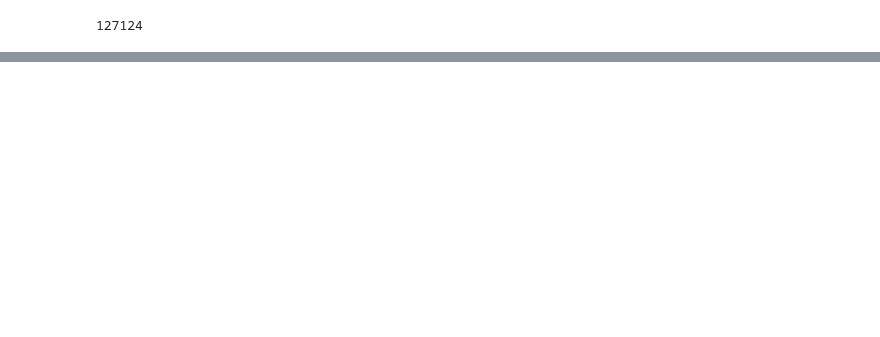
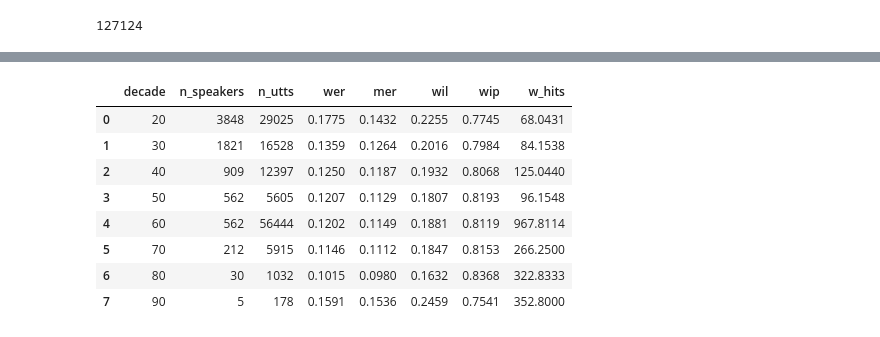
Before and after one commit to Vinithkuruppu/ASR-Elder, a Jupyter notebook: asr_eval.ipynb, the cells around one changed output, grey strips where cells are left out. Cells and saved outputs as stored; diff of their text form; code cells hidden in the pictures; blank space fills up the shorter version.

```diff
--- a/asr_eval.ipynb
+++ b/asr_eval.ipynb
@@ -132,0 +132,77 @@ well the girl is telling the boy to get the cookies down but dont tell your moth
+# %%
+# check: each client has a single decade (if multiple, take the mode)
+def mode_or_first(s):
+    try:
+        return s.mode().iat[0]
+    except Exception:
+        return s.dropna().iloc[0] if len(s.dropna()) else np.nan
+
+agg = (
+    new_df.groupby("client_id")
+      .agg(
+          gt_concat=("gt_clean", lambda s: " ".join(s)),
+          hyp_concat=("hyp_clean", lambda s: " ".join(s)),
+          decade=("decade", mode_or_first),
+          n_utts=("path", "count")
+      )
+      .reset_index()
+)
+
+def compute_measures_row(row):
+    m = process_words(row["gt_concat"], row["hyp_concat"])
+
+    return pd.Series({
+        "wer": m.wer,
+        "mer": m.mer,
+        "wil": m.wil,
+        "wip": m.wip,
+        "w_hits": m.hits
+    })
+
+metrics_spk = agg.join(agg.apply(compute_measures_row, axis=1))
+metrics_spk["age2"] = np.where(metrics_spk["decade"] >= 60, "60_and_above", "under_60")
+
+
+
+# ---------------------------------------------------------
+# Summaries:
+#    (1) by two groups (<60 vs ≥60): macro over speakers
+#    (2) by numeric decade: macro over speakers, sorted
+
+by_age2 = (
+    metrics_spk.groupby("age2")
+    .agg(
+        n_speakers=("client_id", "nunique"),
+        n_utts=("n_utts", "sum"),
+        wer=("wer", "mean"),
+        mer=("mer", "mean"),
+        wil=("wil", "mean"),
+        wip=("wip", "mean"),
+        w_hits=("w_hits", "mean"),
+    )
+    .reset_index()
+)
+
+by_decade = (
+    metrics_spk.dropna(subset=["decade"])
+    .groupby("decade")
+    .agg(
+        n_speakers=("client_id", "nunique"),
+        n_utts=("n_utts", "sum"),
+        wer=("wer", "mean"),
+        mer=("mer", "mean"),
+        wil=("wil", "mean"),
+        wip=("wip", "mean"),
+        w_hits=("w_hits", "mean"),
+    )
+    .sort_index()
+    .reset_index()
+)
+
+
+print("== Two groups (<60 vs ≥60): macro over speakers ==")
+display(by_age2.round(4))
+
+print("\n== By decade: macro over speakers, ascending ==")
+display(by_decade.round(4))
+# %% [output]
@@ -132,0 +214,9 @@ well the girl is telling the boy to get the cookies down but dont tell your moth
+|  | decade | n_speakers | n_utts | wer | mer | wil | wip | w_hits |
+| 0 | 20 | 3848 | 29025 | 0.1775 | 0.1432 | 0.2255 | 0.7745 | 68.0431 |
+| 1 | 30 | 1821 | 16528 | 0.1359 | 0.1264 | 0.2016 | 0.7984 | 84.1538 |
+| 2 | 40 | 909 | 12397 | 0.1250 | 0.1187 | 0.1932 | 0.8068 | 125.0440 |
+| 3 | 50 | 562 | 5605 | 0.1207 | 0.1129 | 0.1807 | 0.8193 | 96.1548 |
+| 4 | 60 | 562 | 56444 | 0.1202 | 0.1149 | 0.1881 | 0.8119 | 967.8114 |
+| 5 | 70 | 212 | 5915 | 0.1146 | 0.1112 | 0.1847 | 0.8153 | 266.2500 |
+| 6 | 80 | 30 | 1032 | 0.1015 | 0.0980 | 0.1632 | 0.8368 | 322.8333 |
+| 7 | 90 | 5 | 178 | 0.1591 | 0.1536 | 0.2459 | 0.7541 | 352.8000 |
```
Also changed, not shown: parts of 34 cells of this notebook.
